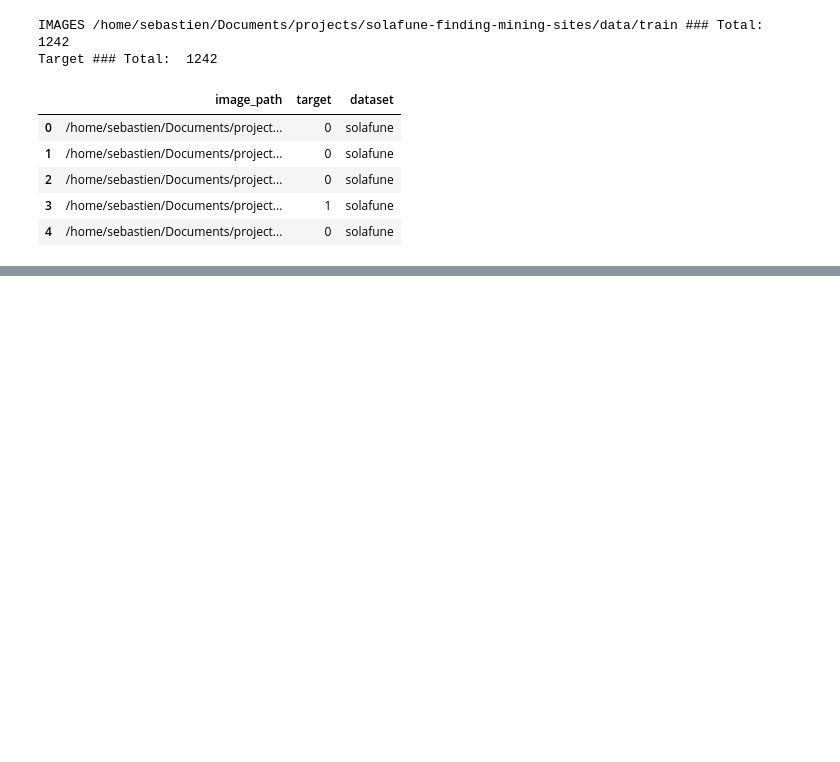
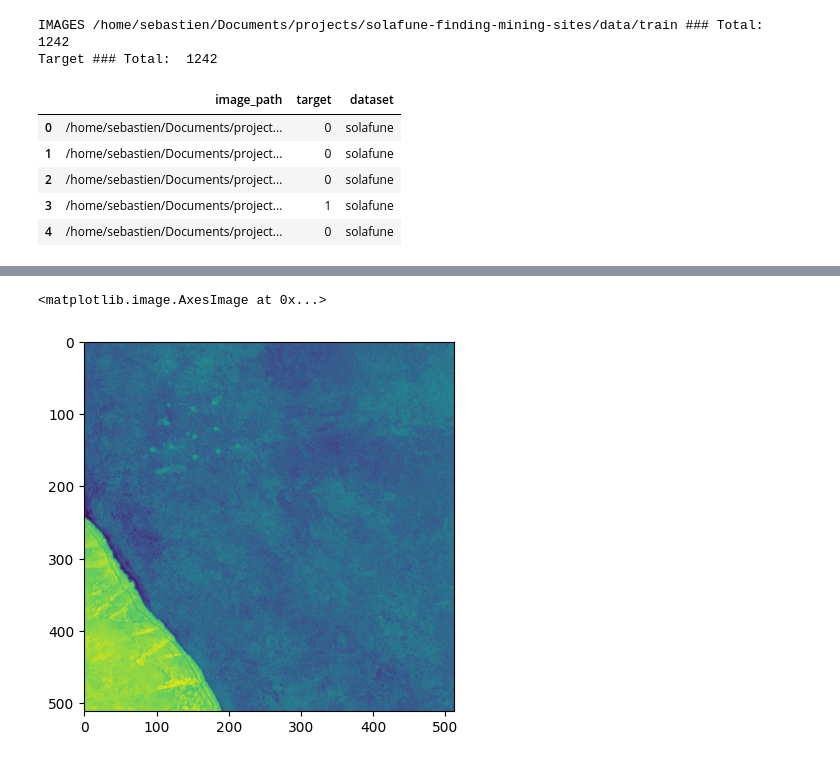
Before and after one commit to tetaud-sebastien/solafune-finding-mining-sites, a Jupyter notebook: Notebooks/data-augmentation.ipynb, the cells around one changed output, grey strips where cells are left out. Cells and saved outputs as stored; diff of their text form; code cells hidden in the pictures; blank space fills up the shorter version.

```diff
--- a/Notebooks/data-augmentation.ipynb
+++ b/Notebooks/data-augmentation.ipynb
@@ -246,0 +107,24 @@ test = torch.Tensor(augmented_image)
+# %%
+def image_preprocessing(image_path):
+
+    image = rxr.open_rasterio(image_path, masked=False).values
+    NDWI = (image[2,:,:]-image[7,:,:])/(image[2,:,:]+image[7,:,:])
+    NDWI = normalize(NDWI)
+
+    NDVI = (image[7,:,:]-image[3,:,:])/(image[7,:,:]+image[3,:,:])
+    NDVI = normalize(NDVI)
+
+    MSI = image[10,:,:]/image[7,:,:]
+    MSI = normalize(MSI)
+
+    NDBI = (image[10,:,:]-image[7,:,:])/(image[10,:,:]+image[7,:,:])
+
+
+    return NDWI, NDVI, MSI, NDBI
+# %%
+nwdi, ndvi, msi, ndbi  = image_preprocessing(img_path)
+# %%
+plt.imshow(ndvi)
+# %% [output]
+<matplotlib.image.AxesImage at 0x...>
+[figure, added]
```
Also changed, not shown: parts of 25 cells of this notebook, 10 other files.
